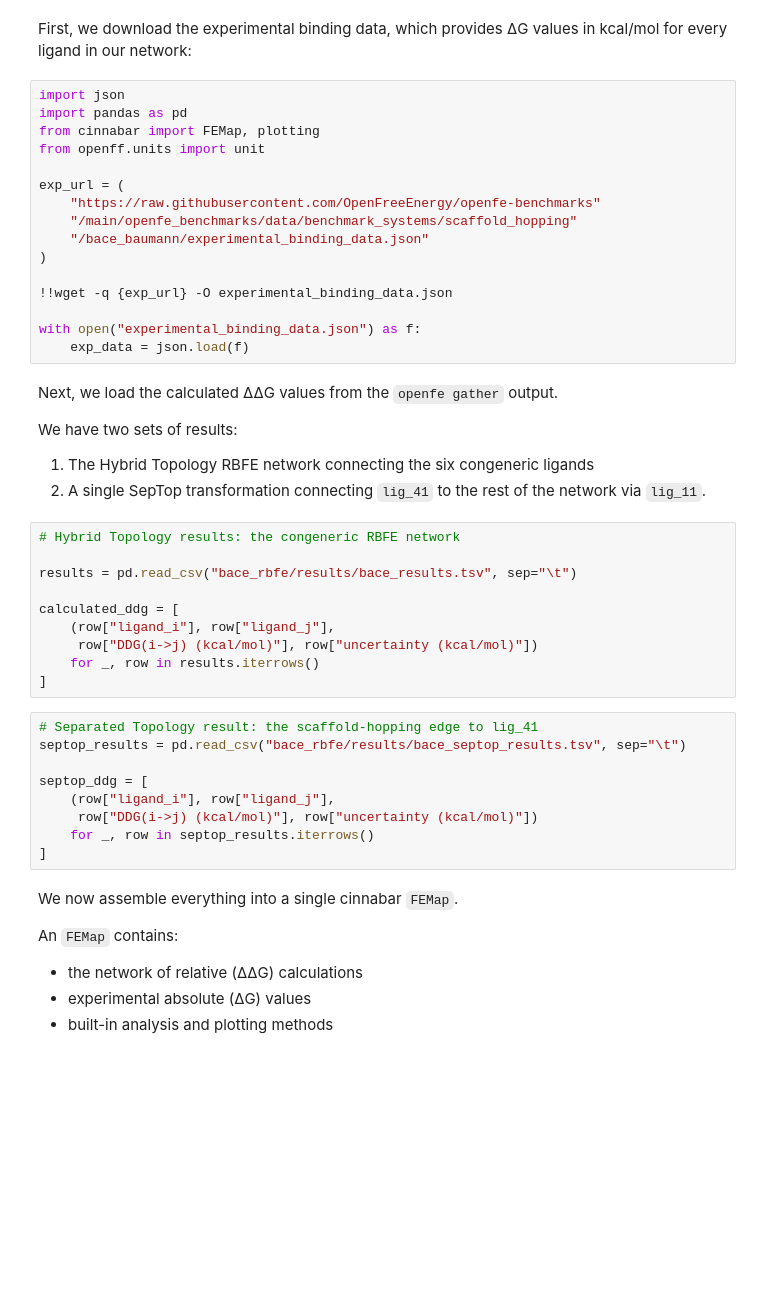
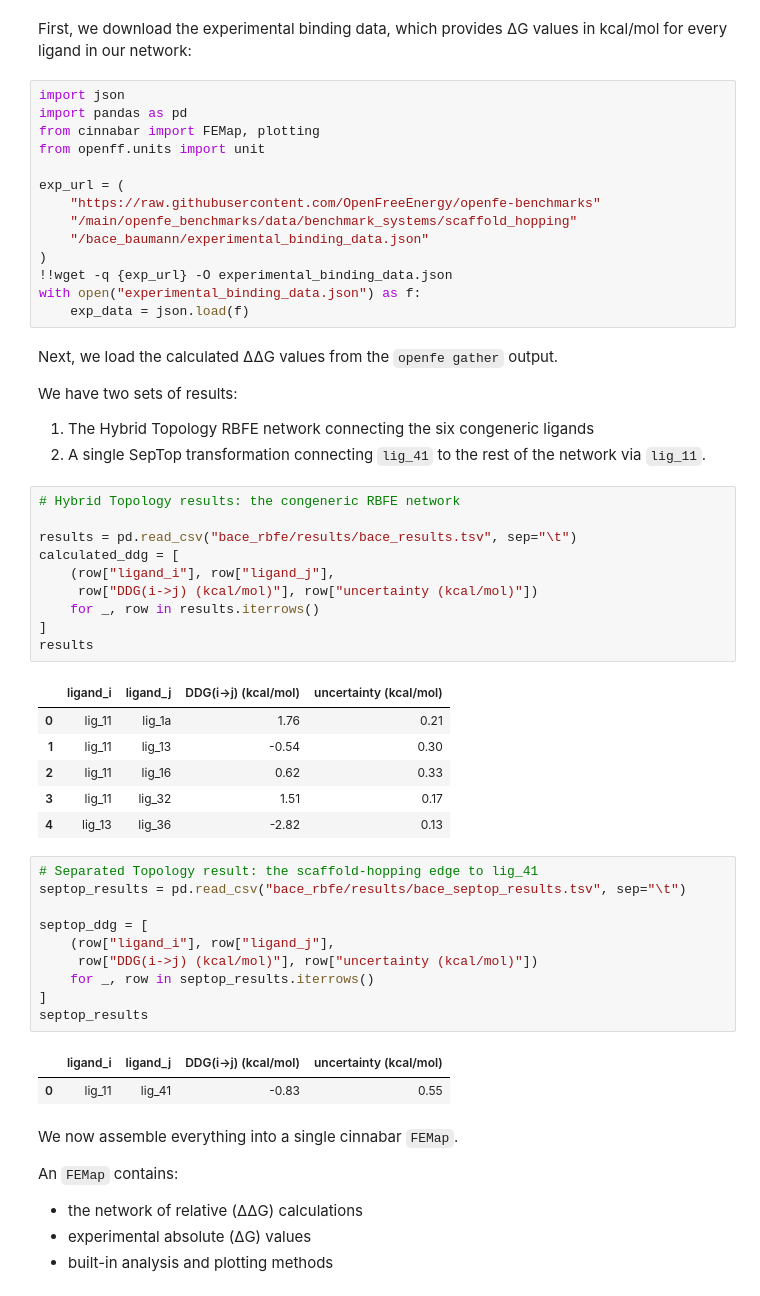
Before and after one commit to OpenFreeEnergy/openfe-demo, a Jupyter notebook: src/openfe_demo.ipynb, the cells around one changed output. Cells and saved outputs as stored; diff of their text form; blank space fills up the shorter version.

```diff
--- a/src/openfe_demo.ipynb
+++ b/src/openfe_demo.ipynb
@@ -540,9 +531,7 @@ exp_url = (
     "/main/openfe_benchmarks/data/benchmark_systems/scaffold_hopping"
     "/bace_baumann/experimental_binding_data.json"
 )
-
 !!wget -q {exp_url} -O experimental_binding_data.json
-
 with open("experimental_binding_data.json") as f:
     exp_data = json.load(f)
 # %% [markdown]
@@ -554,13 +543,20 @@ We have two sets of results:
 # %%
 # Hybrid Topology results: the congeneric RBFE network
 
 results = pd.read_csv("bace_rbfe/results/bace_results.tsv", sep="\t")
-
 calculated_ddg = [
     (row["ligand_i"], row["ligand_j"],
      row["DDG(i->j) (kcal/mol)"], row["uncertainty (kcal/mol)"])
     for _, row in results.iterrows()
 ]
+results
+# %% [output]
+|  | ligand_i | ligand_j | DDG(i->j) (kcal/mol) | uncertainty (kcal/mol) |
+| 0 | lig_11 | lig_1a | 1.76 | 0.21 |
+| 1 | lig_11 | lig_13 | -0.54 | 0.30 |
+| 2 | lig_11 | lig_16 | 0.62 | 0.33 |
+| 3 | lig_11 | lig_32 | 1.51 | 0.17 |
+| 4 | lig_13 | lig_36 | -2.82 | 0.13 |
 # %%
 # Separated Topology result: the scaffold-hopping edge to lig_41
 septop_results = pd.read_csv("bace_rbfe/results/bace_septop_results.tsv", sep="\t")
@@ -570,6 +566,10 @@ septop_ddg = [
      row["DDG(i->j) (kcal/mol)"], row["uncertainty (kcal/mol)"])
     for _, row in septop_results.iterrows()
 ]
+septop_results
+# %% [output]
+|  | ligand_i | ligand_j | DDG(i->j) (kcal/mol) | uncertainty (kcal/mol) |
+| 0 | lig_11 | lig_41 | -0.83 | 0.55 |
 # %% [markdown]
 We now assemble everything into a single cinnabar `FEMap`.
 
```
Also changed, not shown: parts of 30 cells of this notebook, 2 other files.
